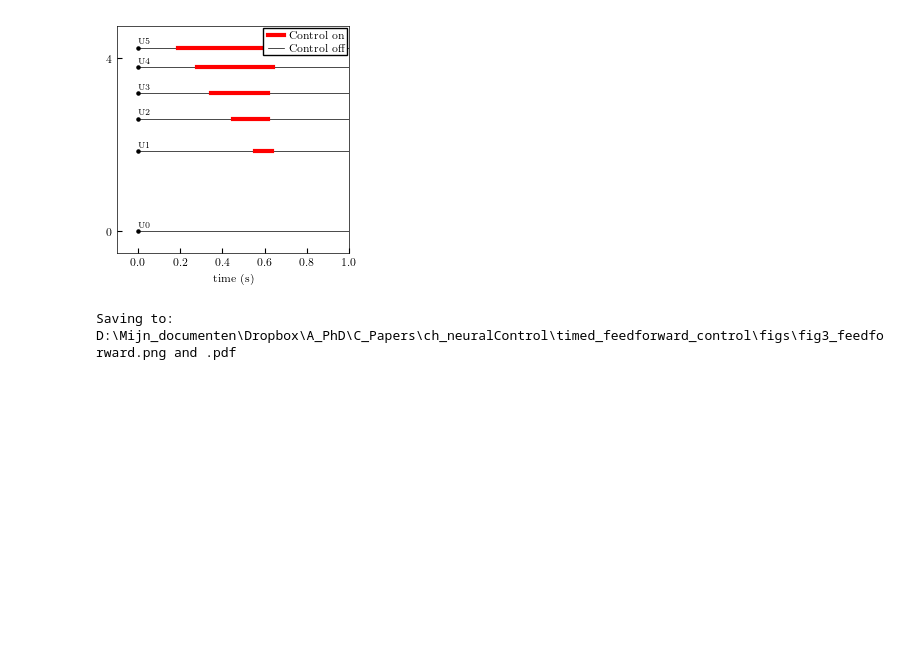
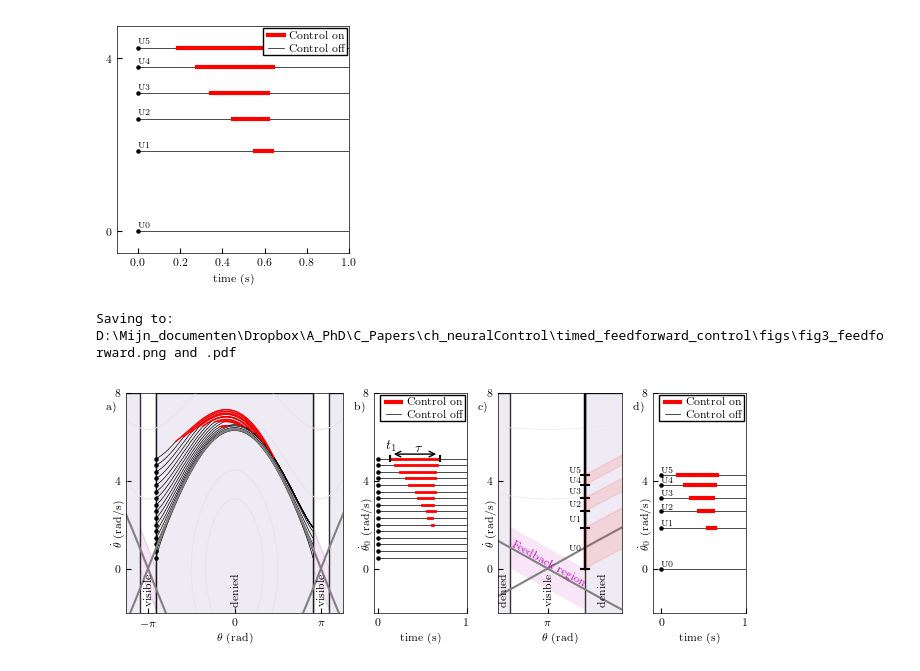
Before and after one commit to tlmohren/timed_feedforward_control, a Jupyter notebook: notebooks/figure3_find_timing_parameters.ipynb, the cells around one changed output. Cells and saved outputs as stored; diff of their text form; code cells hidden in the pictures; blank space fills up the shorter version.

```diff
--- a/notebooks/figure3_feedforward.ipynb
+++ b/notebooks/figure3_find_timing_parameters.ipynb
@@ -17,7 +17,7 @@ import sys
 import  os
 
 # append function path to system
-base_path = os.path.abspath(os.path.join( os.getcwd()   , os.pardir ) )
+base_path = os.path.dirname( os.getcwd()  )
 function_path = os.path.join(  base_path, 'functions')
 sys.path.append(function_path )
 
@@ -406,31 +406,32 @@ ax0.text( -np.pi-0.18,yl,'visible',rotation = 90 , fontsize = 8)
 ax0.text( -.18 ,yl,'denied',rotation = 90  , fontsize = 8)
 ax0.text( np.pi-0.18,yl,'visible' ,rotation = 90 , fontsize = 8)
 
 
 ax2.text( np.pi -0.04,yl,'visible' ,rotation = 90 , fontsize = 8)
 ax2.text( np.pi -0.4,yl,'denied' ,rotation = 90 , fontsize = 8 )
 ax2.text( np.pi +0.4,yl,'denied',rotation = 90 , fontsize = 8)
 # ax2.text( np.pi +0.2,yl+.7,'Decision Boundary' ,rotation = 90 , fontsize = 8)
 
 # ax2.text( np.pi-0.28 ,0.9,'Feedback \n region' ,rotation = -32 ,color='m')
 ax2.text( np.pi-0.3 ,0.96,'Feedback region' ,rotation = -29 ,color='m', fontsize = 8)
 
 
 ax2.set_xlabel(r'$\theta$ (rad)')
 ax2.set_ylabel(r'$\dot{\theta}$ (rad/s)',   va = 'top')
 ax3.set_ylabel(r'$\dot{\theta}_0$ (rad/s)',   va = 'top')
 
 ax0.yaxis.set_label_coords(-0.07 ,.4)
 ax1.yaxis.set_label_coords(-0.15,.4)
 ax2.yaxis.set_label_coords(-0.12,.4)
 ax3.yaxis.set_label_coords(-0.15,.4)
 
 
 label_dict = dict( fontsize = 8 , fontweight='bold' )
 
 ff.label_axes2(fig,labels =['a)','b)','c)','d)'], loc=(-0.2,0.92 ) , **label_dict   )
 
 
-ff.save_fig( figs_path, fig_name)
+ff.save_fig(fig, figs_path, fig_name)
 # %% [output]
 Saving to: D:\Mijn_documenten\Dropbox\A_PhD\C_Papers\ch_neuralControl\timed_feedforward_control\figs\fig3_feedforward.png and .pdf
+[figure, added]
```
Also changed, not shown: 23 other files.
